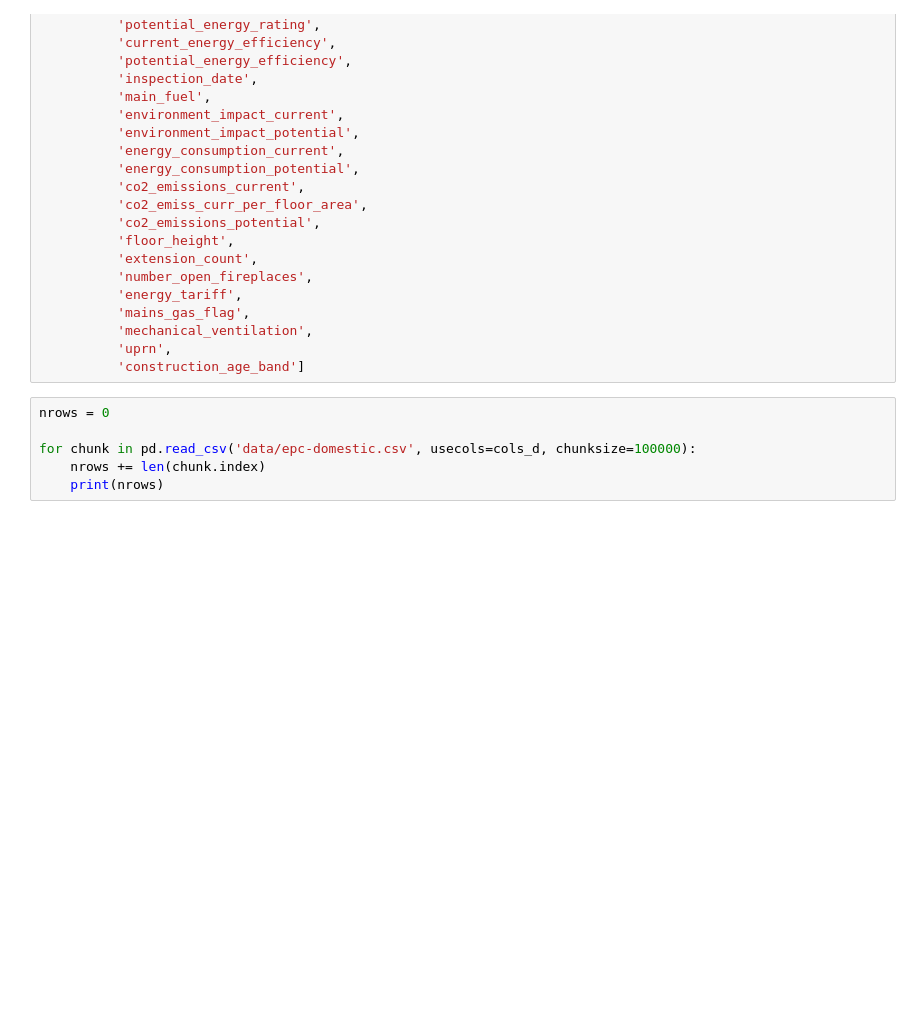
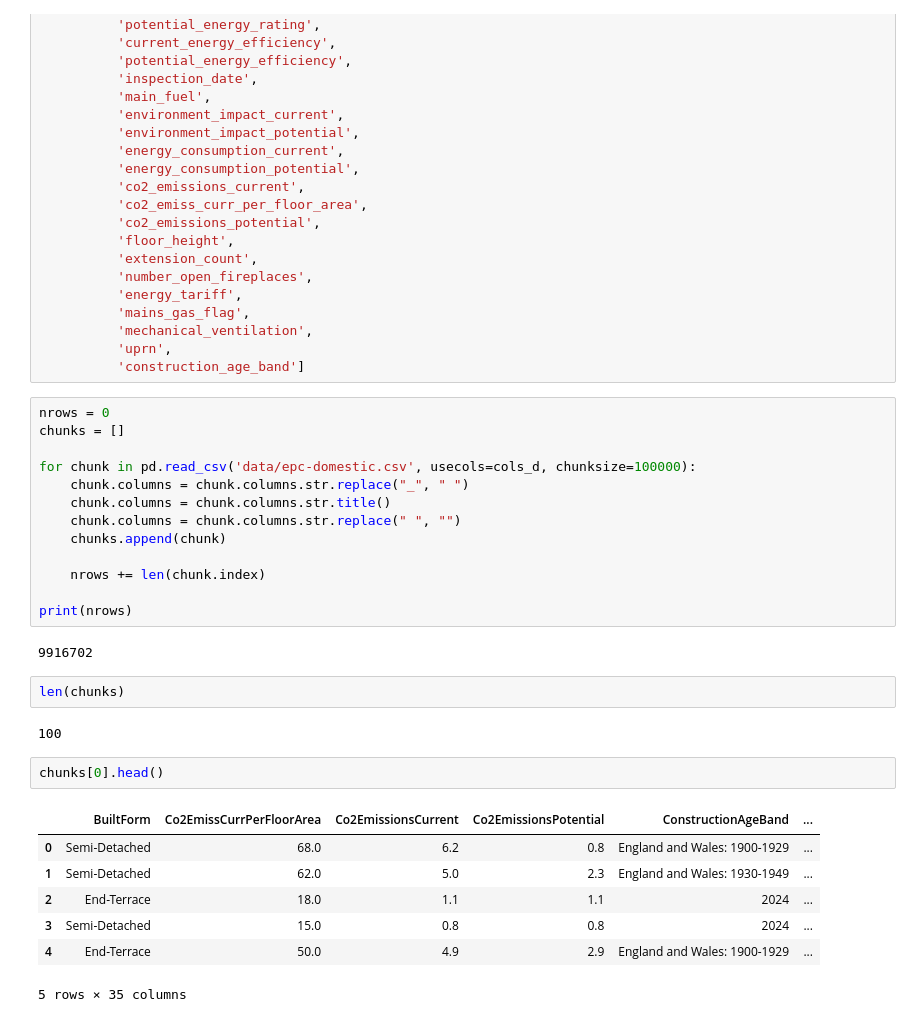
Before and after one commit to iaspidem/epc-learn, a Jupyter notebook: preprocess.ipynb, the cells around one changed output. Drawn from its saved outputs; the diff is of its cells as text; blank space fills up the shorter version.

Commit message:
change EPC column names to PascalCase

```diff
--- a/preprocess.ipynb
+++ b/preprocess.ipynb
@@ -526,7 +526,30 @@ cols_d = ['current_energy_rating',
           'construction_age_band']
 # %%
 nrows = 0
+chunks = []
 
 for chunk in pd.read_csv('data/epc-domestic.csv', usecols=cols_d, chunksize=100000):
+    chunk.columns = chunk.columns.str.replace("_", " ")
+    chunk.columns = chunk.columns.str.title()
+    chunk.columns = chunk.columns.str.replace(" ", "")
+    chunks.append(chunk)
+
     nrows += len(chunk.index)
-    print(nrows)
+
+print(nrows)
+# %% [output]
+9916702
+# %%
+len(chunks)
+# %% [output]
+100
+# %%
+chunks[0].head()
+# %% [output]
+|  | BuiltForm | Co2EmissCurrPerFloorArea | Co2EmissionsCurrent | Co2EmissionsPotential | ConstructionAgeBand | ... |
+| 0 | Semi-Detached | 68.0 | 6.2 | 0.8 | England and Wales: 1900-1929 | ... |
+| 1 | Semi-Detached | 62.0 | 5.0 | 2.3 | England and Wales: 1930-1949 | ... |
+| 2 | End-Terrace | 18.0 | 1.1 | 1.1 | 2024 | ... |
+| 3 | Semi-Detached | 15.0 | 0.8 | 0.8 | 2024 | ... |
+| 4 | End-Terrace | 50.0 | 4.9 | 2.9 | England and Wales: 1900-1929 | ... |
+5 rows × 35 columns
```
